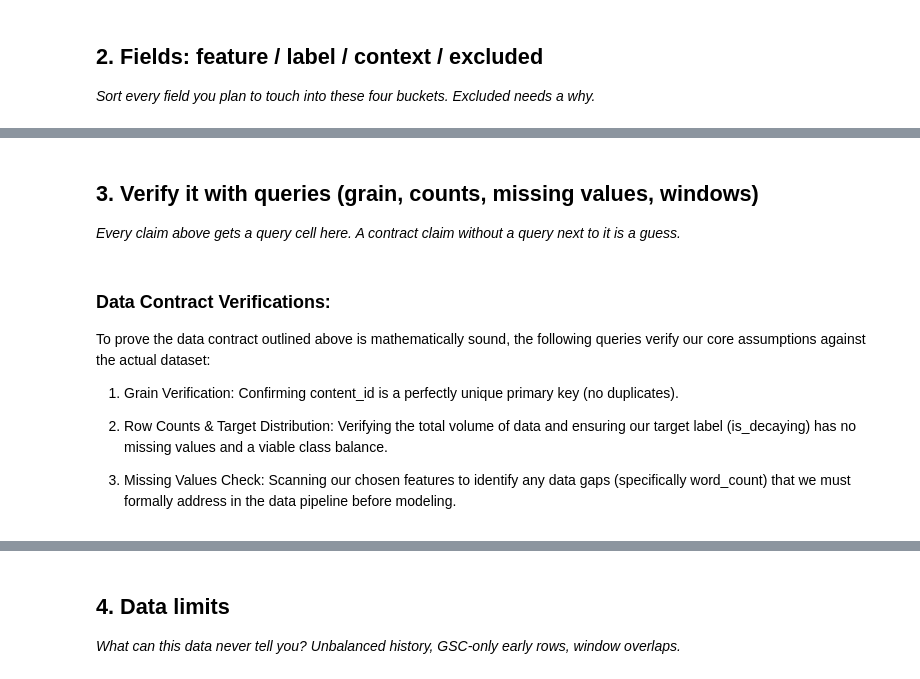
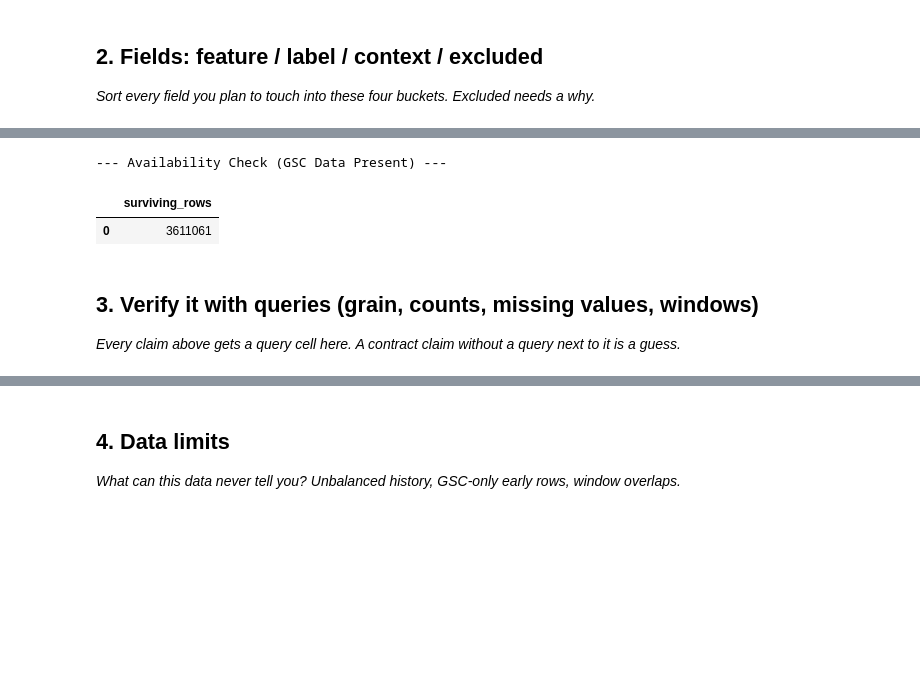
Before and after one commit to Deepr0gth/Flyrank_repo, a Jupyter notebook: work/notebooks/w03_data_contract.ipynb, the cells around one changed output, grey strips where cells are left out. Drawn from its saved outputs; the diff is of its cells as text; code cells hidden in the pictures; blank space fills up the shorter version.

```diff
--- a/work/notebooks/w03_data_contract.ipynb
+++ b/work/notebooks/w03_data_contract.ipynb
@@ -101,13 +103,22 @@ Are Excluded fields actually in the raw data? False
+# %%
+# This cell is for CODE (numbers, a query, a check).
+# Write your text answer in the cell ABOVE this one — typing sentences here breaks Run All.
+
+# 3. Verify availability (How many rows survive the IS TRUE filter?)
+availability_check = con.sql(f"""
+    SELECT COUNT(*) as surviving_rows
+    FROM {TABLES['fact_daily']}
+    WHERE report_date >= '2026-03-01' AND report_date < '2026-04-01'
+      AND gsc_data_available IS TRUE
+""").df()
+
+print("--- Availability Check (GSC Data Present) ---")
+display(availability_check)
+# %% [output]
+--- Availability Check (GSC Data Present) ---
+|  | surviving_rows |
+| 0 | 3611061 |
 # %% [markdown]
 ## 3. Verify it with queries (grain, counts, missing values, windows)
 
 *Every claim above gets a query cell here. A contract claim without a query next to it is a guess.*
-# %% [markdown]
-### Data Contract Verifications:
-To prove the data contract outlined above is mathematically sound, the following queries verify our core assumptions against the actual dataset:
-
-1. Grain Verification: Confirming content_id is a perfectly unique primary key (no duplicates).
-
-2. Row Counts & Target Distribution: Verifying the total volume of data and ensuring our target label (is_decaying) has no missing values and a viable class balance.
-
-3. Missing Values Check: Scanning our chosen features to identify any data gaps (specifically word_count) that we must formally address in the data pipeline before modeling.
```
Also changed, not shown: parts of 21 cells of this notebook.
